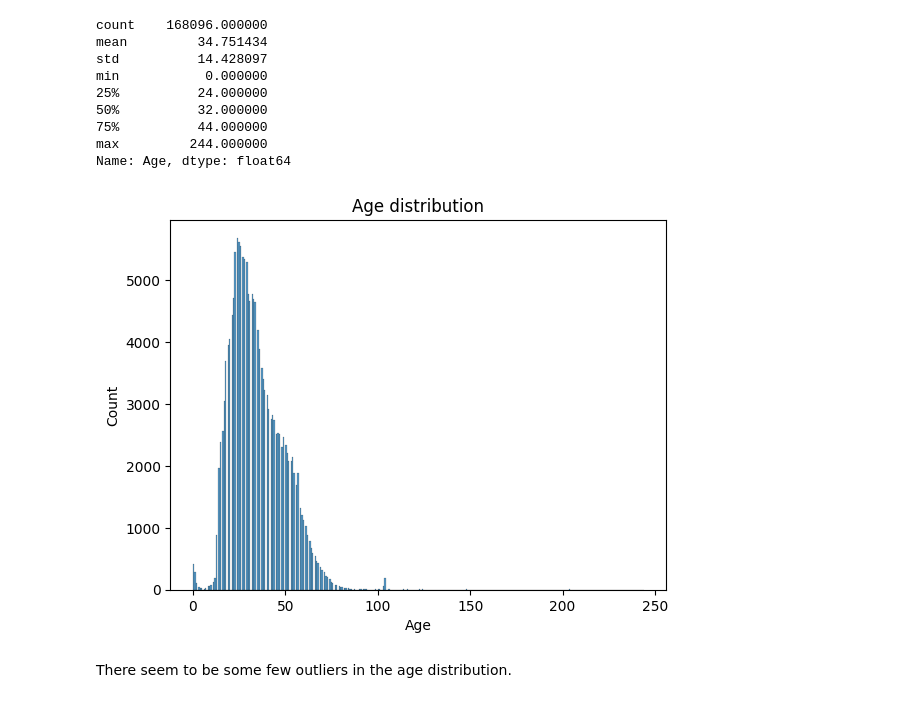
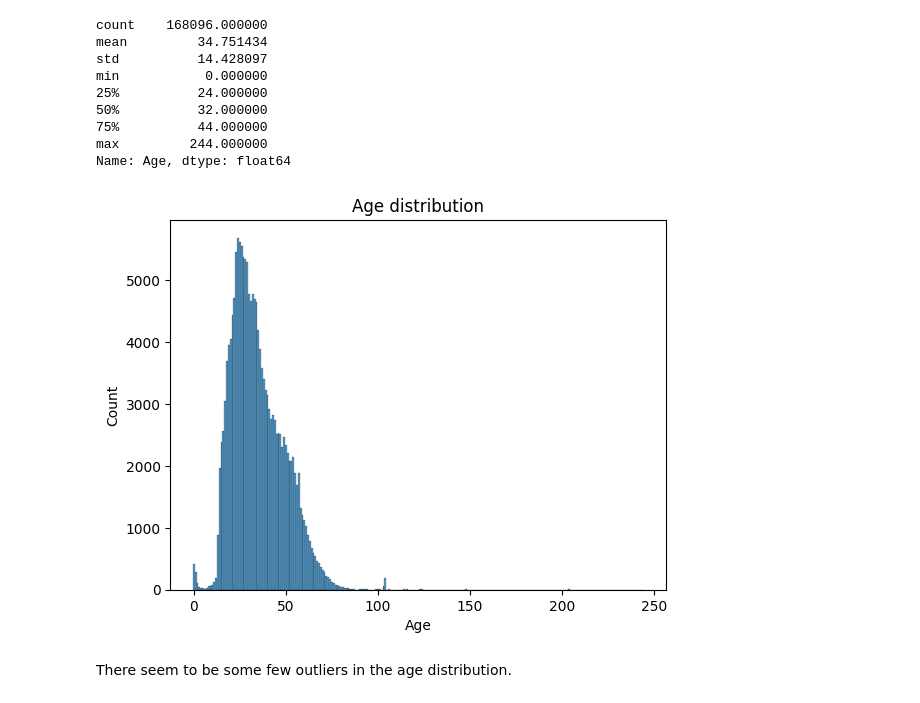
Before and after one commit to comsavvy/Book-recommendation-system-project, a Jupyter notebook: walkthrough.ipynb, the cells around one changed output. Saved outputs shown, nothing was run; the diff lists cells and outputs as text; code cells hidden in the pictures.

```diff
--- a/walkthrough.ipynb
+++ b/walkthrough.ipynb
@@ -172,10 +186,10 @@ Name: Age, dtype: float64
 # %%
 # Distribution of the age of users
 
-sns.histplot(users, x="Age")
+sns.histplot(users, x="Age", discrete=True)
 plt.title("Age distribution");
 # %% [output]
-[figure, old version]
+[figure, new version]
 # %% [markdown]
 There seem to be some few outliers in the age distribution.
 # %%
```
Also changed, not shown: parts of 30 cells of this notebook.
